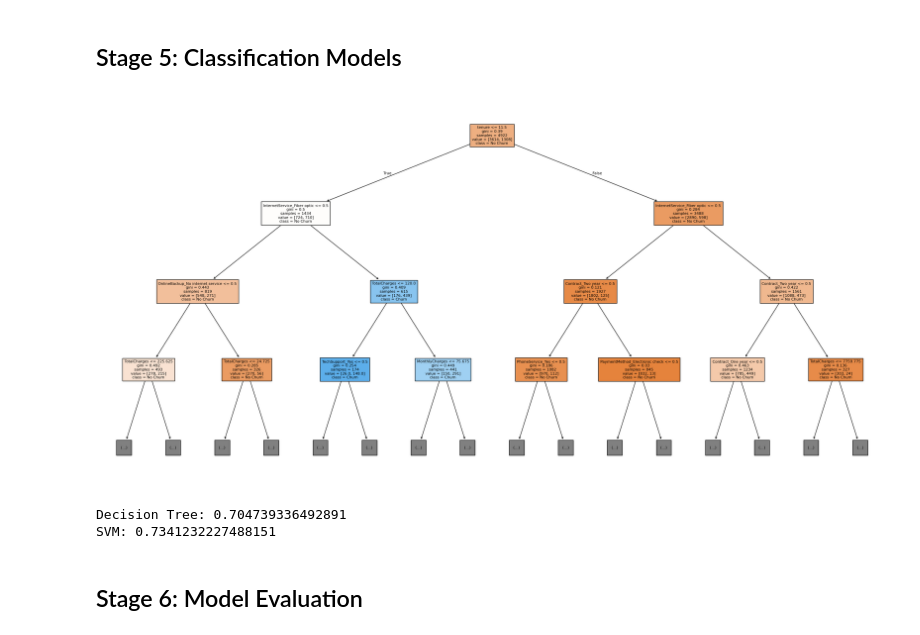
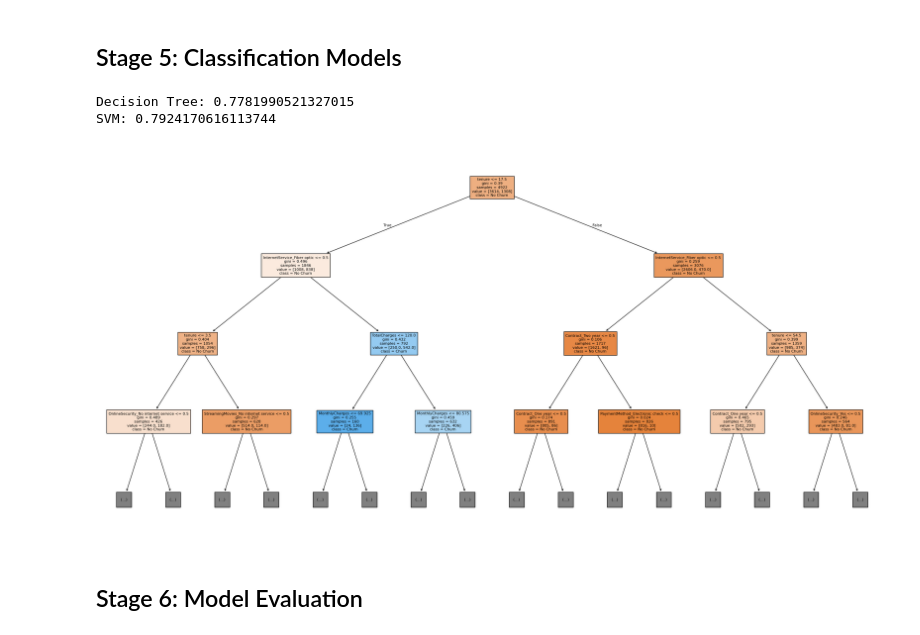
Before and after one commit to nuhaa-h/customer-churn-prediction-ml, a Jupyter notebook: notebooks/churn_prediction.ipynb, the cells around one changed output. Saved outputs shown, nothing was run; the diff lists cells and outputs as text; code cells hidden in the pictures.

```diff
--- a/notebooks/churn_prediction.ipynb
+++ b/notebooks/churn_prediction.ipynb
@@ -137,41 +181,48 @@ Accuracy after feature reduction: 0.718957345971564
 # %% [markdown]
 ##  Stage 5: Classification Models
 # %%
-from sklearn.tree import DecisionTreeClassifier
-from sklearn.tree import plot_tree
-import matplotlib.pyplot as plt
-model_dt = DecisionTreeClassifier(random_state=42)
+# Scaling for SVM
+scaler = StandardScaler()
+X_train_scaled = scaler.fit_transform(X_train)
+X_test_scaled = scaler.transform(X_test)
+
+# Decision Tree
+model_dt = DecisionTreeClassifier(max_depth=5, random_state=42)
 model_dt.fit(X_train, y_train)
 
-plt.figure(figsize=(30, 15))
+y_pred_dt = model_dt.predict(X_test)
 
-plot_tree(
-    model_dt,
-    max_depth=3,
-    filled=True,
-    feature_names=list(X.columns),
-    class_names=["No Churn", "Churn"],
-    fontsize=8
-)
+# SVM
+model_svm = SVC()
+model_svm.fit(X_train_scaled, y_train)
 
-plt.show()
+y_pred_svm = model_svm.predict(X_test_scaled)
+
+# Accuracy
+accuracy_dt = accuracy_score(y_test, y_pred_dt)
+accuracy_svm = accuracy_score(y_test, y_pred_svm)
+
+print("Decision Tree:", accuracy_dt)
+print("SVM:", accuracy_svm)
 # %% [output]
-[figure, removed]
+Decision Tree: 0.7781990521327015
+SVM: 0.7924170616113744
 # %%
-from sklearn.svm import SVC
-from sklearn.metrics import accuracy_score
-model_svm = SVC()
-model_svm.fit(X_train, y_train)
 
-y_pred_svm = model_svm.predict(X_test)
-accuracy_dt = accuracy_score(y_test, y_pred_dt)
-accuracy_svm = accuracy_score(y_test, y_pred_svm)
+plt.figure(figsize=(30, 15))
 
-print("Decision Tree:", accuracy_dt)
-print("SVM:", accuracy_svm)
+plot_tree(
+    model_dt,
+    max_depth=3,
+    filled=True,
+    feature_names=list(X.columns),
+    class_names=["No Churn", "Churn"],
+    fontsize=8
+)
+
+plt.show()
 # %% [output]
-Decision Tree: 0.704739336492891
-SVM: 0.7341232227488151
+[figure, added]
 # %% [markdown]
 ##  Stage 6:  Model Evaluation
 # %%
```
Also changed, not shown: parts of 11 cells of this notebook.
